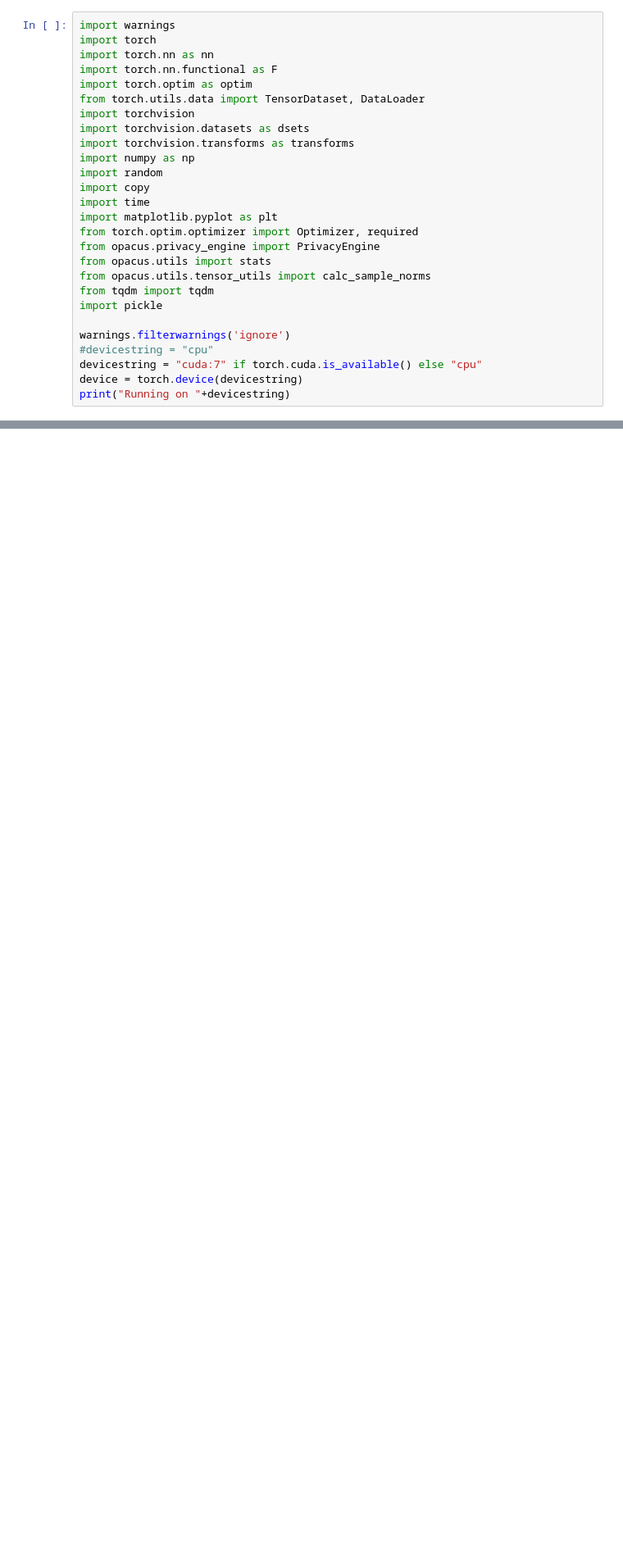
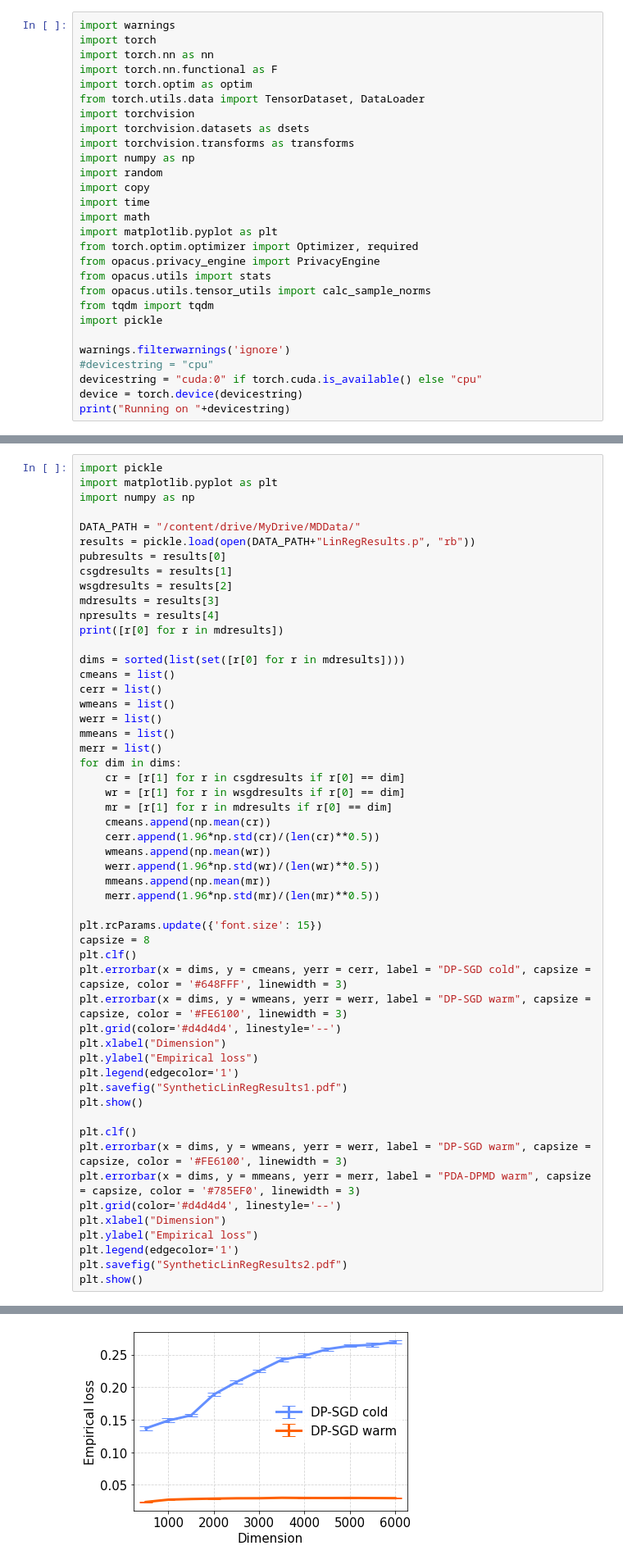
Before and after one commit to googleinterns/PLPD, a Jupyter notebook: Mirror Descent-LinReg-Tuning.ipynb, the cells around one changed output, grey strips where cells are left out. Shown: that part at 82% size. Saved outputs shown, nothing was run; the diff lists cells and outputs as text; blank space fills up the shorter version.

```diff
--- a/Mirror Descent-LinReg-Tuning.ipynb
+++ b/Mirror Descent-LinReg-Tuning.ipynb
@@ -26,6 +52,7 @@ import numpy as np
 import random
 import copy
 import time
+import math
 import matplotlib.pyplot as plt
 from torch.optim.optimizer import Optimizer, required
 from opacus.privacy_engine import PrivacyEngine
@@ -36,7 +63,7 @@ import pickle
 
 warnings.filterwarnings('ignore')
 #devicestring = "cpu"
-devicestring = "cuda:7" if torch.cuda.is_available() else "cpu"
+devicestring = "cuda:0" if torch.cuda.is_available() else "cpu"
 device = torch.device(devicestring)
 print("Running on "+devicestring)
 # %% [output]
@@ -534,0 +523,54 @@ npresults = npresults[:-1]
+# %%
+import pickle
+import matplotlib.pyplot as plt
+import numpy as np
+
+DATA_PATH = "/content/drive/MyDrive/MDData/"
+results = pickle.load(open(DATA_PATH+"LinRegResults.p", "rb"))
+pubresults = results[0]
+csgdresults = results[1]
+wsgdresults = results[2]
+mdresults = results[3]
+npresults = results[4]
+print([r[0] for r in mdresults])
+
+dims = sorted(list(set([r[0] for r in mdresults])))
+cmeans = list()
+cerr = list()
+wmeans = list()
+werr = list()
+mmeans = list()
+merr = list()
+for dim in dims:
+    cr = [r[1] for r in csgdresults if r[0] == dim]
+    wr = [r[1] for r in wsgdresults if r[0] == dim]
+    mr = [r[1] for r in mdresults if r[0] == dim]
+    cmeans.append(np.mean(cr))
+    cerr.append(1.96*np.std(cr)/(len(cr)**0.5))
+    wmeans.append(np.mean(wr))
+    werr.append(1.96*np.std(wr)/(len(wr)**0.5))
+    mmeans.append(np.mean(mr))
+    merr.append(1.96*np.std(mr)/(len(mr)**0.5))
+
+plt.rcParams.update({'font.size': 15})
+capsize = 8
+plt.clf()
+plt.errorbar(x = dims, y = cmeans, yerr = cerr, label = "DP-SGD cold", capsize = capsize, color = '#648FFF', linewidth = 3)
+plt.errorbar(x = dims, y = wmeans, yerr = werr, label = "DP-SGD warm", capsize = capsize, color = '#FE6100', linewidth = 3)
+plt.grid(color='#d4d4d4', linestyle='--')
+plt.xlabel("Dimension")
+plt.ylabel("Empirical loss")
+plt.legend(edgecolor='1')
+plt.savefig("SyntheticLinRegResults1.pdf")
+plt.show()
+
+plt.clf()
+plt.errorbar(x = dims, y = wmeans, yerr = werr, label = "DP-SGD warm", capsize = capsize, color = '#FE6100', linewidth = 3)
+plt.errorbar(x = dims, y = mmeans, yerr = merr, label = "PDA-DPMD warm", capsize = capsize, color = '#785EF0', linewidth = 3)
+plt.grid(color='#d4d4d4', linestyle='--')
+plt.xlabel("Dimension")
+plt.ylabel("Empirical loss")
+plt.legend(edgecolor='1')
+plt.savefig("SyntheticLinRegResults2.pdf")
+plt.show()
+# %% [output]
@@ -534,0 +578 @@ npresults = npresults[:-1]
+[figure, added]
```
Also changed, not shown: parts of 7 cells of this notebook.
